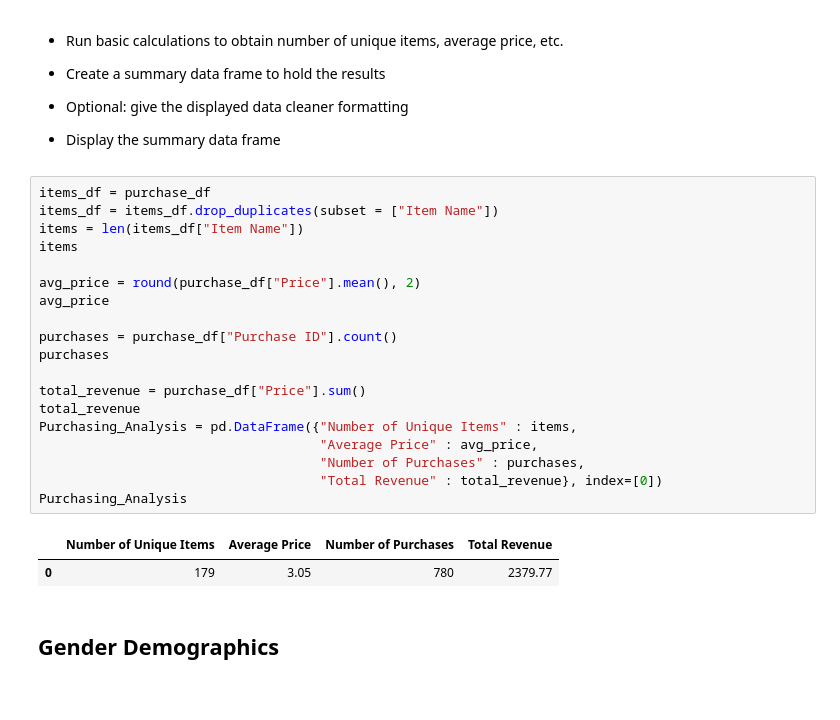
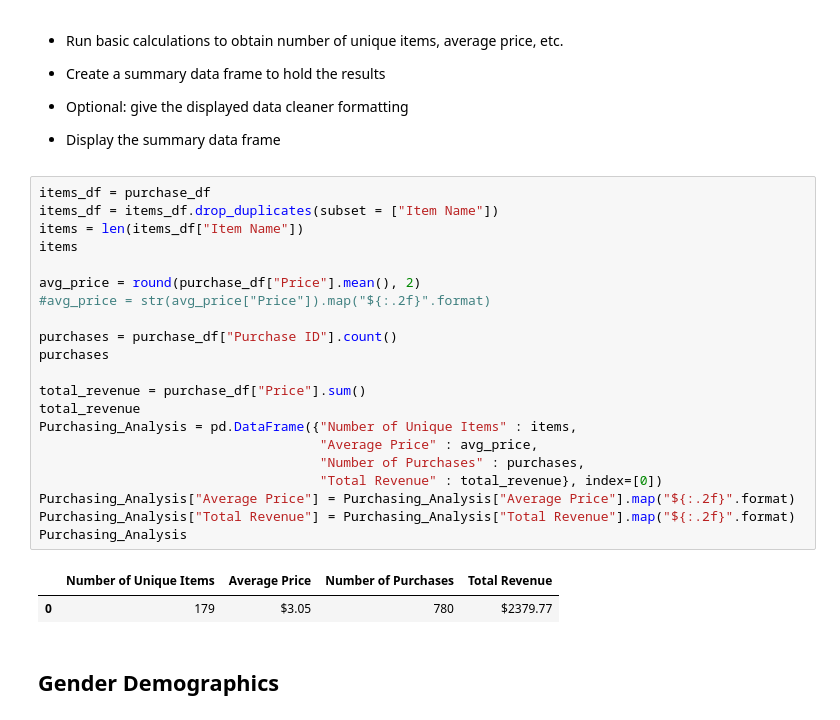
Before and after one commit to mshetti25/Pandas_Challenge, a Jupyter notebook: Heroes_of_Pymoli/HeroesOfPymoli_starter.ipynb, the cells around one changed output. Cells and saved outputs as stored; diff of their text form.

```diff
--- a/Heroes_of_Pymoli/HeroesOfPymoli_starter.ipynb
+++ b/Heroes_of_Pymoli/HeroesOfPymoli_starter.ipynb
@@ -48,25 +48,27 @@ Total_Players
 # %%
 items_df = purchase_df
 items_df = items_df.drop_duplicates(subset = ["Item Name"])
 items = len(items_df["Item Name"])
 items
 
 avg_price = round(purchase_df["Price"].mean(), 2)
-avg_price
+#avg_price = str(avg_price["Price"]).map("${:.2f}".format)
 
 purchases = purchase_df["Purchase ID"].count()
 purchases
 
 total_revenue = purchase_df["Price"].sum()
 total_revenue
 Purchasing_Analysis = pd.DataFrame({"Number of Unique Items" : items,
                                     "Average Price" : avg_price,
                                     "Number of Purchases" : purchases,
                                     "Total Revenue" : total_revenue}, index=[0])
+Purchasing_Analysis["Average Price"] = Purchasing_Analysis["Average Price"].map("${:.2f}".format)
+Purchasing_Analysis["Total Revenue"] = Purchasing_Analysis["Total Revenue"].map("${:.2f}".format)
 Purchasing_Analysis
 # %% [output]
 |  | Number of Unique Items | Average Price | Number of Purchases | Total Revenue |
-| 0 | 179 | 3.05 | 780 | 2379.77 |
+| 0 | 179 | $3.05 | 780 | $2379.77 |
 # %% [markdown]
 ## Gender Demographics
 # %% [markdown]
```
Also changed, not shown: parts of 14 cells of this notebook.
